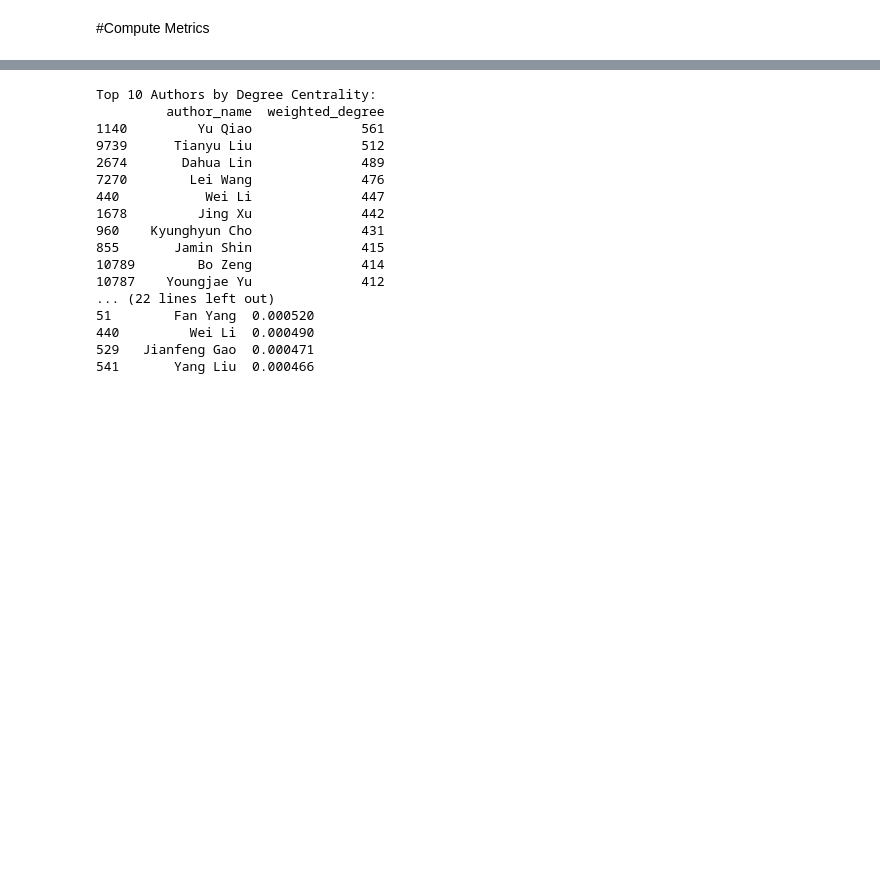
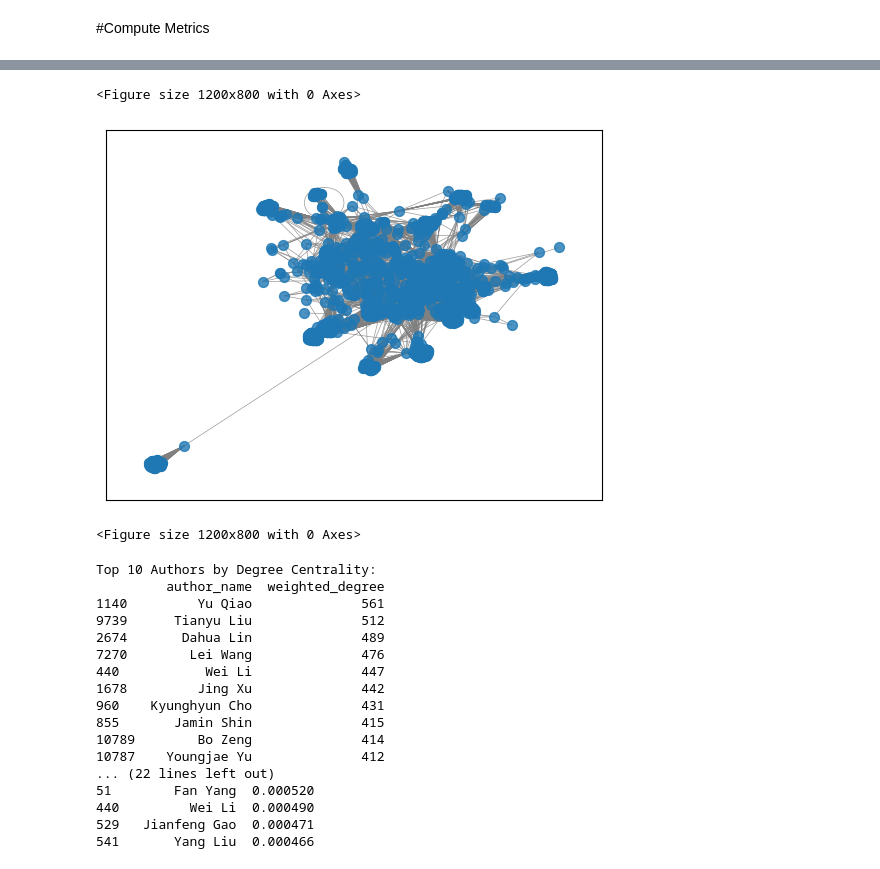
Before and after one commit to hesamsheikh/daily-papers-analysis, a Jupyter notebook: co_authorship.ipynb, the cells around one changed output, grey strips where cells are left out. Saved outputs shown, nothing was run; the diff lists cells and outputs as text; code cells hidden in the pictures; blank space fills up the shorter version.

```diff
--- a/co_authorship.ipynb
+++ b/co_authorship.ipynb
@@ -143,3 +173,16 @@ for node in G_coauthor.nodes():
+# %%
+# Example: keep only nodes with weighted_degree > 50
+nodes_to_keep = [n for n in G_coauthor if weighted_degree[n] > 50]
+G_sub = G_coauthor.subgraph(nodes_to_keep).copy()
+
+pos_sub = nx.spring_layout(G_sub, seed=42)
+nx.draw_networkx_nodes(G_sub, pos_sub, node_size=50, alpha=0.8)
+nx.draw_networkx_edges(G_sub, pos_sub, edge_color="gray", width=0.5, alpha=0.8)
+plt.figure(figsize=(12, 8))
+# %% [output]
+<Figure size 1200x800 with 0 Axes>
+[figure, added]
+<Figure size 1200x800 with 0 Axes>
 # %%
 # Betweenness Centrality
 betweenness_centrality = nx.betweenness_centrality(G_coauthor, weight="weight", k=1000)
```
Also changed, not shown: parts of 22 cells of this notebook.
